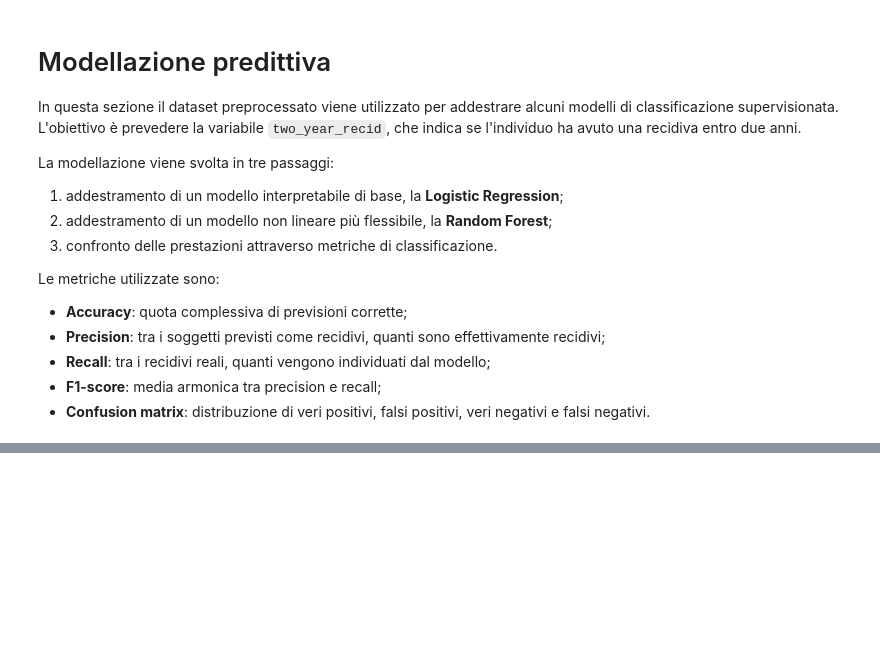
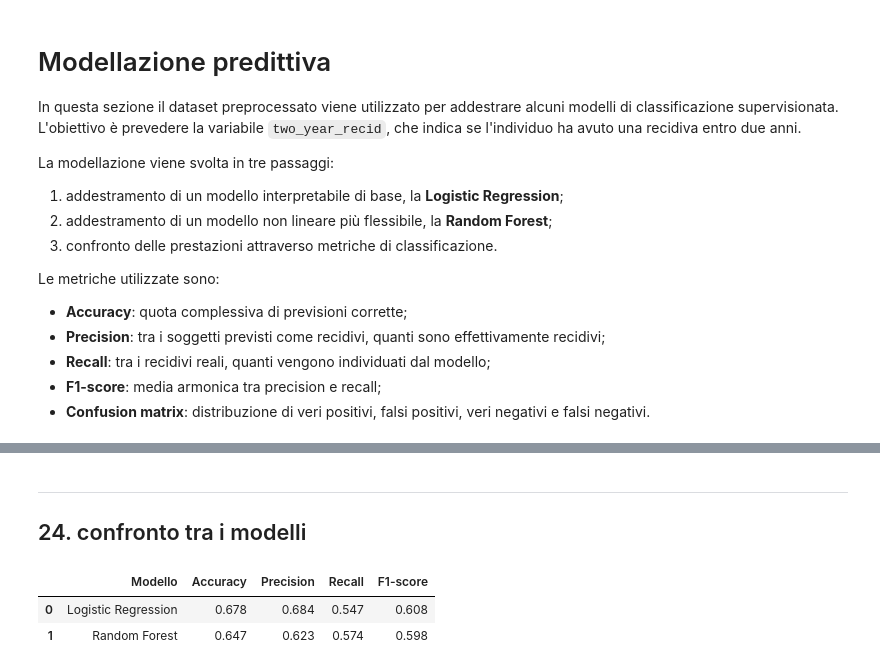
Before and after one commit to anna8987/tesi-COMPAS, a Jupyter notebook: tesiCOMPAS.ipynb, the cells around one changed output, grey strips where cells are left out. Drawn from its saved outputs; the diff is of its cells as text; code cells hidden in the pictures; blank space fills up the shorter version.

```diff
--- a/tesiCOMPAS.ipynb
+++ b/tesiCOMPAS.ipynb
@@ -1232,0 +1348,12 @@ print(X_train_preprocessed_df.columns[:15])
+# %%
+# Previsioni della Random Forest sul test set
+y_pred_rf = rf.predict(X_test_preprocessed_df)
+
+# Probabilità previste per la classe positiva, cioè two_year_recid = 1
+y_proba_rf = rf.predict_proba(X_test_preprocessed_df)[:, 1]
+
+print("Prime 10 classi previste:")
+print(y_pred_rf[:10])
+
+print("\nPrime 10 probabilità previste:")
+print(y_proba_rf[:10])
@@ -1232,0 +1369,17 @@ print(X_train_preprocessed_df.columns[:15])
+# %%
+accuracy_rf = accuracy_score(y_test, y_pred_rf)
+precision_rf = precision_score(y_test, y_pred_rf)
+recall_rf = recall_score(y_test, y_pred_rf)
+f1_rf = f1_score(y_test, y_pred_rf)
+
+print("Metriche Random Forest:")
+print("Accuracy:", round(accuracy_rf, 3))
+print("Precision:", round(precision_rf, 3))
+print("Recall:", round(recall_rf, 3))
+print("F1-score:", round(f1_rf, 3))
+
+print("\nClassification report:")
+print(classification_report(y_test, y_pred_rf))
+
+print("\nConfusion matrix:")
+print(confusion_matrix(y_test, y_pred_rf))
@@ -1232,0 +1407,21 @@ print(X_train_preprocessed_df.columns[:15])
+# %% [markdown]
+___
+## 24. confronto tra i modelli
+# %%
+results_rf = pd.DataFrame({
+    "Modello": ["Random Forest"],
+    "Accuracy": [accuracy_rf],
+    "Precision": [precision_rf],
+    "Recall": [recall_rf],
+    "F1-score": [f1_rf]
+})
+
+results_rf = results_rf.round(3)
+
+model_comparison = pd.concat([results_log, results_rf], ignore_index=True)
+
+display(model_comparison)
+# %% [output]
+|  | Modello | Accuracy | Precision | Recall | F1-score |
+| 0 | Logistic Regression | 0.678 | 0.684 | 0.547 | 0.608 |
+| 1 | Random Forest | 0.647 | 0.623 | 0.574 | 0.598 |
```
Also changed, not shown: parts of 15 cells of this notebook.
